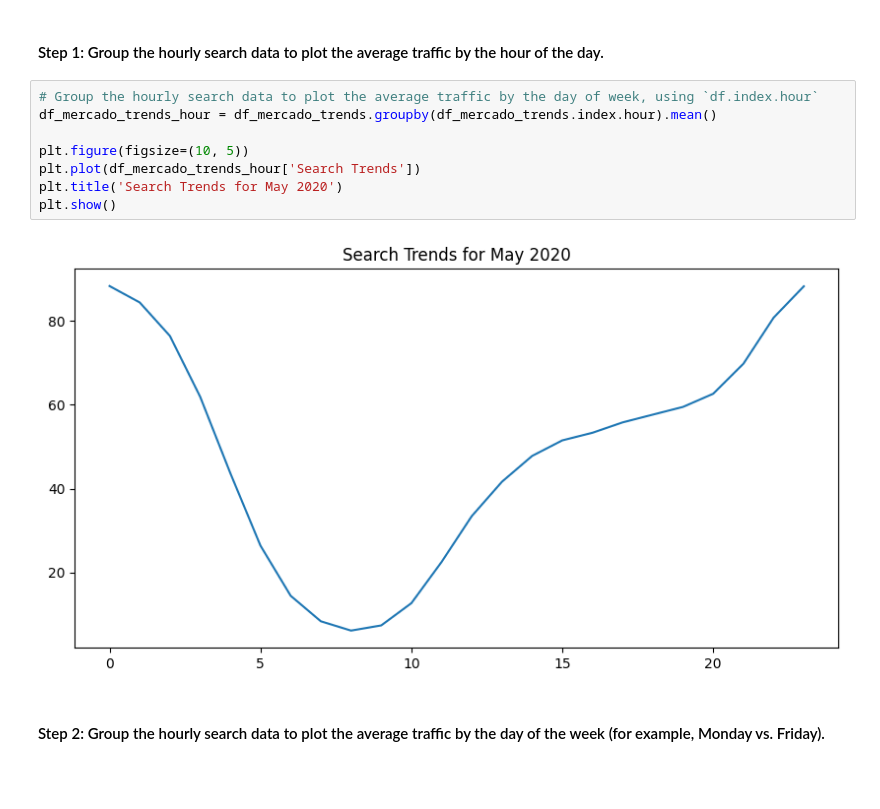
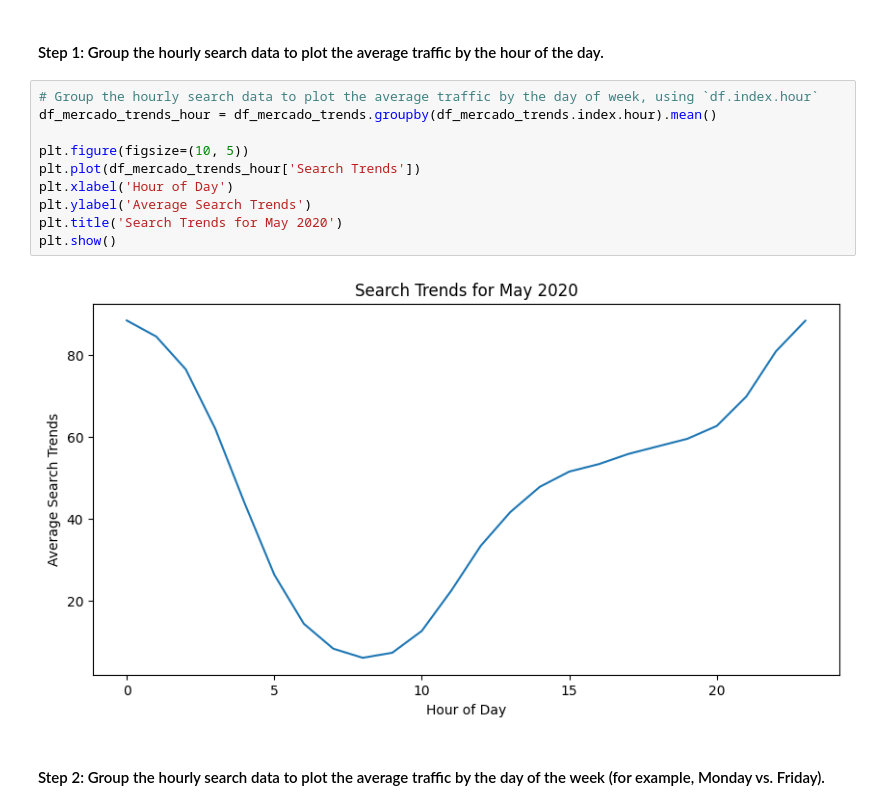
Before and after one commit to yusufalam404/prophet-challenge, a Jupyter notebook: forecasting_net_prophet.ipynb, the cells around one changed output. Cells and saved outputs as stored; diff of their text form; blank space fills up the shorter version.

```diff
--- a/forecasting_net_prophet.ipynb
+++ b/forecasting_net_prophet.ipynb
@@ -164,13 +166,15 @@ To that end, you want to mine the search traffic data for predictable seasonal p
 # %%
 # Group the hourly search data to plot the average traffic by the day of week, using `df.index.hour`
 df_mercado_trends_hour = df_mercado_trends.groupby(df_mercado_trends.index.hour).mean()
 
 plt.figure(figsize=(10, 5))
 plt.plot(df_mercado_trends_hour['Search Trends'])
+plt.xlabel('Hour of Day')
+plt.ylabel('Average Search Trends')
 plt.title('Search Trends for May 2020')
 plt.show()
 # %% [output]
-[figure, old version]
+[figure, new version]
 # %% [markdown]
 #### Step 2: Group the hourly search data to plot the average traffic by the day of the week (for example, Monday vs. Friday).
 # %%
```
Also changed, not shown: parts of 15 cells of this notebook.
